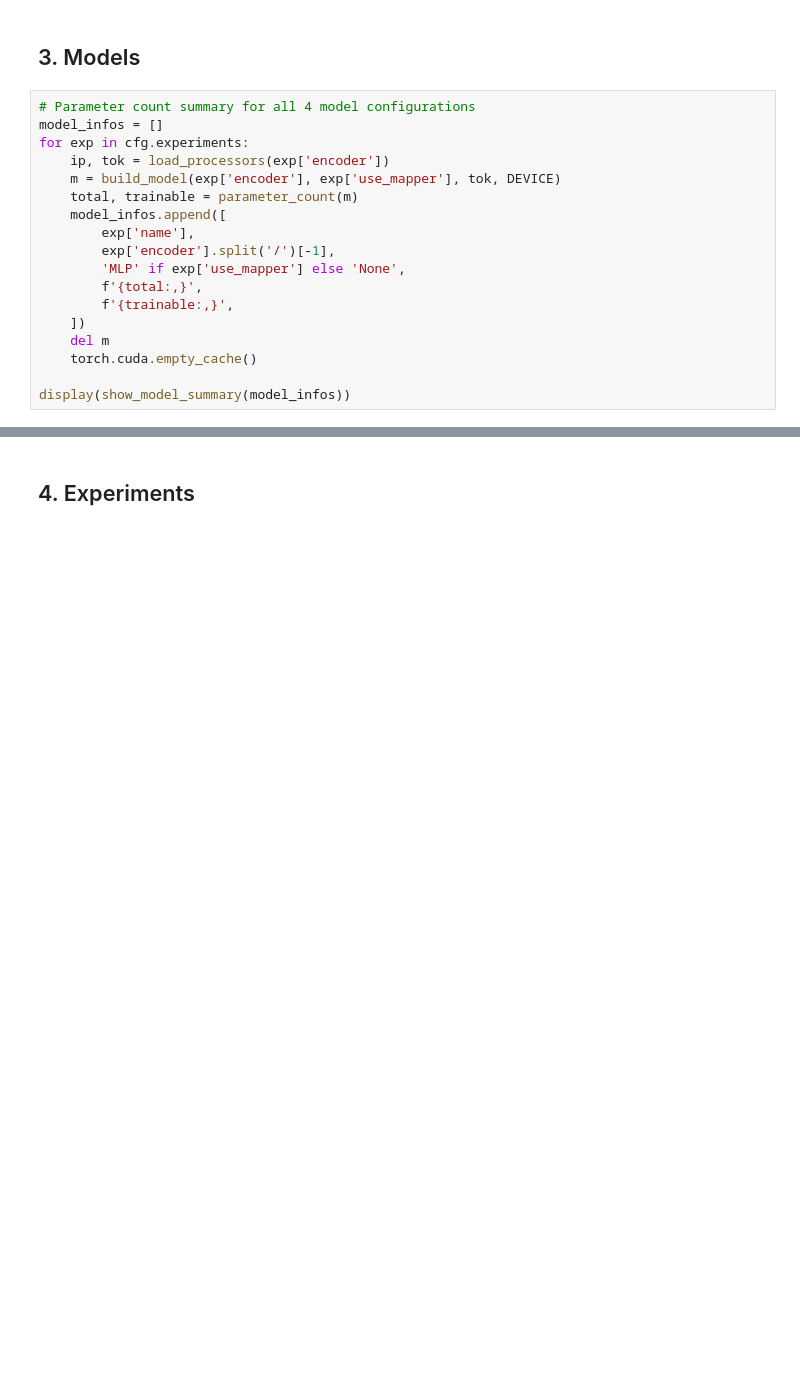
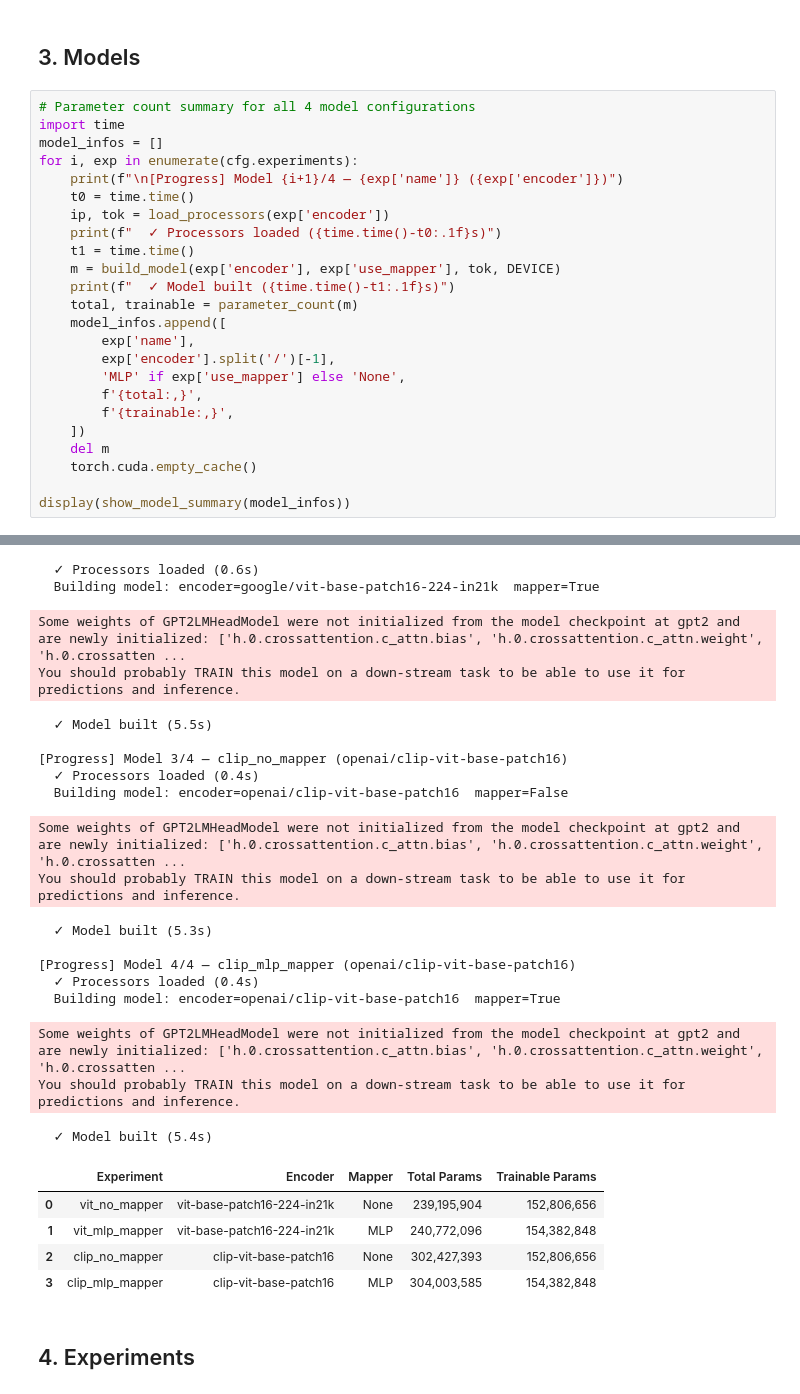
Before and after one commit to hengruiren/Image-Caption-Generator, a Jupyter notebook: image_captioning.ipynb, the cells around one changed output, grey strips where cells are left out. Saved outputs shown, nothing was run; the diff lists cells and outputs as text; blank space fills up the shorter version.

Commit message:
Update image captioning: notebook, config, data processing, and modeling
Co-authored-by: Cursor <cursoragent@cursor.com>

```diff
--- a/image_captioning.ipynb
+++ b/image_captioning.ipynb
@@ -70,10 +85,16 @@ show_sample_images(val_rows, cfg.val_image_dir, n=4)
 ## 3. Models
 # %%
 # Parameter count summary for all 4 model configurations
+import time
 model_infos = []
-for exp in cfg.experiments:
+for i, exp in enumerate(cfg.experiments):
+    print(f"\n[Progress] Model {i+1}/4 — {exp['name']} ({exp['encoder']})")
+    t0 = time.time()
     ip, tok = load_processors(exp['encoder'])
+    print(f"  ✓ Processors loaded ({time.time()-t0:.1f}s)")
+    t1 = time.time()
     m = build_model(exp['encoder'], exp['use_mapper'], tok, DEVICE)
+    print(f"  ✓ Model built ({time.time()-t1:.1f}s)")
     total, trainable = parameter_count(m)
     model_infos.append([
         exp['name'],
@@ -86,3 +107,4 @@ for exp in cfg.experiments:
     torch.cuda.empty_cache()
 
 display(show_model_summary(model_infos))
+# %% [output]
@@ -89,2 +121,26 @@ display(show_model_summary(model_infos))
+  ✓ Processors loaded (0.6s)
+  Building model: encoder=google/vit-base-patch16-224-in21k  mapper=True
+Some weights of GPT2LMHeadModel were not initialized from the model checkpoint at gpt2 and are newly initialized: ['h.0.crossattention.c_attn.bias', 'h.0.crossattention.c_attn.weight', 'h.0.crossatten ...
+You should probably TRAIN this model on a down-stream task to be able to use it for predictions and inference.
+  ✓ Model built (5.5s)
+
+[Progress] Model 3/4 — clip_no_mapper (openai/clip-vit-base-patch16)
+  ✓ Processors loaded (0.4s)
+  Building model: encoder=openai/clip-vit-base-patch16  mapper=False
+Some weights of GPT2LMHeadModel were not initialized from the model checkpoint at gpt2 and are newly initialized: ['h.0.crossattention.c_attn.bias', 'h.0.crossattention.c_attn.weight', 'h.0.crossatten ...
+You should probably TRAIN this model on a down-stream task to be able to use it for predictions and inference.
+  ✓ Model built (5.3s)
+
+[Progress] Model 4/4 — clip_mlp_mapper (openai/clip-vit-base-patch16)
+  ✓ Processors loaded (0.4s)
+  Building model: encoder=openai/clip-vit-base-patch16  mapper=True
+Some weights of GPT2LMHeadModel were not initialized from the model checkpoint at gpt2 and are newly initialized: ['h.0.crossattention.c_attn.bias', 'h.0.crossattention.c_attn.weight', 'h.0.crossatten ...
+You should probably TRAIN this model on a down-stream task to be able to use it for predictions and inference.
+  ✓ Model built (5.4s)
+|  | Experiment | Encoder | Mapper | Total Params | Trainable Params |
+| 0 | vit_no_mapper | vit-base-patch16-224-in21k | None | 239,195,904 | 152,806,656 |
+| 1 | vit_mlp_mapper | vit-base-patch16-224-in21k | MLP | 240,772,096 | 154,382,848 |
+| 2 | clip_no_mapper | clip-vit-base-patch16 | None | 302,427,393 | 152,806,656 |
+| 3 | clip_mlp_mapper | clip-vit-base-patch16 | MLP | 304,003,585 | 154,382,848 |
 # %% [markdown]
 ## 4. Experiments
```
Also changed, not shown: parts of 14 cells of this notebook, 3 other files.
